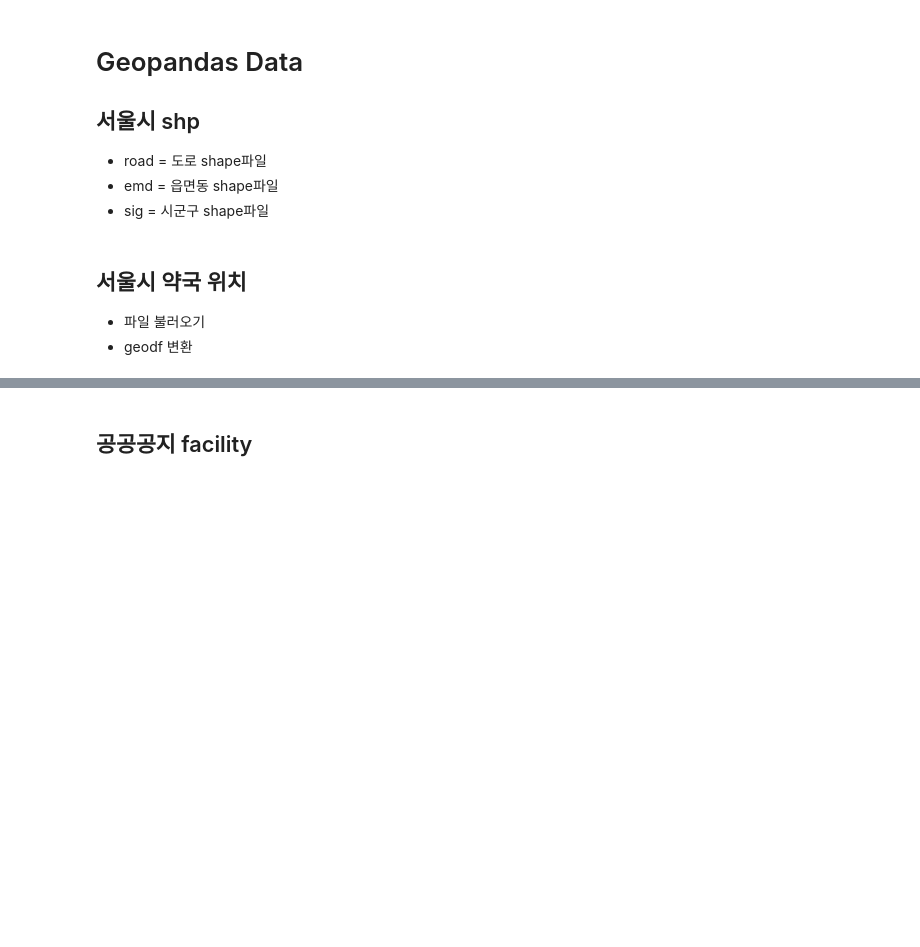
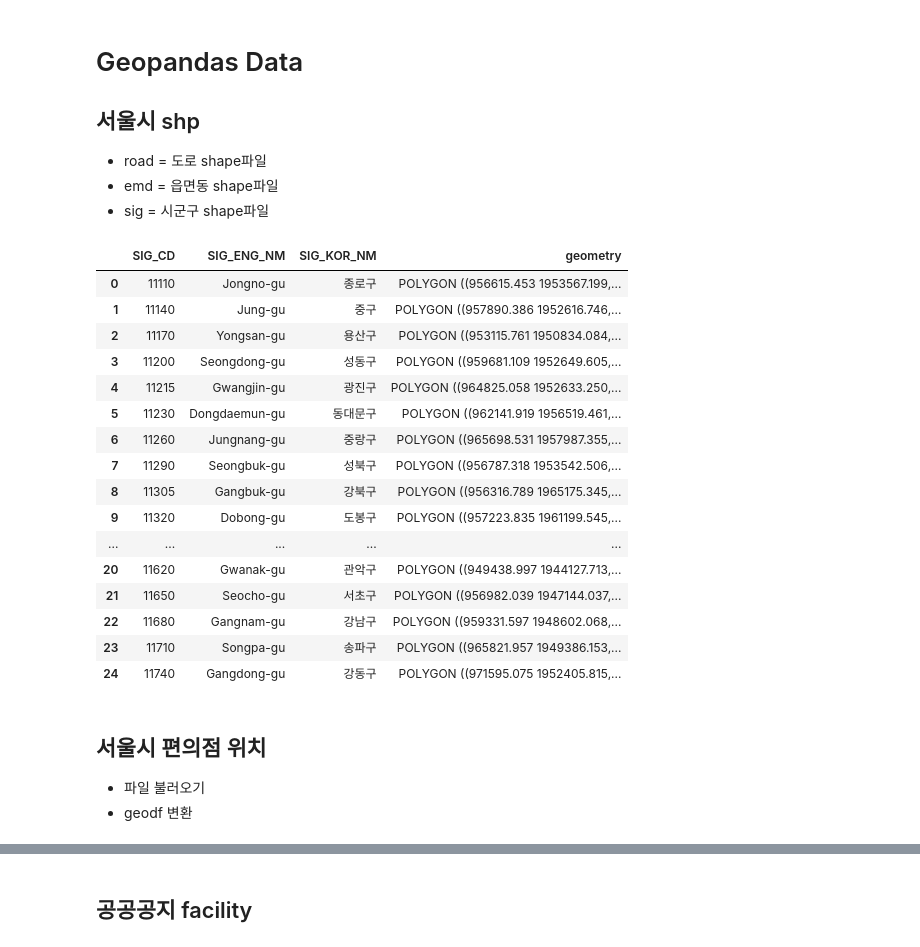
Before and after one commit to ChoiInYeol/KHUDA-Seoul-BigDataCampus, a Jupyter notebook: 3.Seoul_MCLP.ipynb, the cells around one changed output, grey strips where cells are left out. Cells and saved outputs as stored; diff of their text form; code cells hidden in the pictures; blank space fills up the shorter version.

```diff
--- a/3.Seoul_MCLP.ipynb
+++ b/3.Seoul_MCLP.ipynb
@@ -1321,8 +1321,28 @@ seoul_EMD = emd[emd['EMD_CD'].str.startswith('11')]
 seoul_sig = sig[sig['SIG_CD'].str.startswith('11')]
 seoul_EMD = seoul_EMD.to_crs({'init':'epsg:5179'})
 seoul_sig = seoul_sig.to_crs({'init':'epsg:5179'})
+# %%
+seoul_sig
+# %% [output]
+|  | SIG_CD | SIG_ENG_NM | SIG_KOR_NM | geometry |
+| 0 | 11110 | Jongno-gu | 종로구 | POLYGON ((956615.453 1953567.199,... |
+| 1 | 11140 | Jung-gu | 중구 | POLYGON ((957890.386 1952616.746,... |
+| 2 | 11170 | Yongsan-gu | 용산구 | POLYGON ((953115.761 1950834.084,... |
+| 3 | 11200 | Seongdong-gu | 성동구 | POLYGON ((959681.109 1952649.605,... |
+| 4 | 11215 | Gwangjin-gu | 광진구 | POLYGON ((964825.058 1952633.250,... |
+| 5 | 11230 | Dongdaemun-gu | 동대문구 | POLYGON ((962141.919 1956519.461,... |
+| 6 | 11260 | Jungnang-gu | 중랑구 | POLYGON ((965698.531 1957987.355,... |
+| 7 | 11290 | Seongbuk-gu | 성북구 | POLYGON ((956787.318 1953542.506,... |
+| 8 | 11305 | Gangbuk-gu | 강북구 | POLYGON ((956316.789 1965175.345,... |
+| 9 | 11320 | Dobong-gu | 도봉구 | POLYGON ((957223.835 1961199.545,... |
+| ... | ... | ... | ... | ... |
+| 20 | 11620 | Gwanak-gu | 관악구 | POLYGON ((949438.997 1944127.713,... |
+| 21 | 11650 | Seocho-gu | 서초구 | POLYGON ((956982.039 1947144.037,... |
+| 22 | 11680 | Gangnam-gu | 강남구 | POLYGON ((959331.597 1948602.068,... |
+| 23 | 11710 | Songpa-gu | 송파구 | POLYGON ((965821.957 1949386.153,... |
+| 24 | 11740 | Gangdong-gu | 강동구 | POLYGON ((971595.075 1952405.815,... |
 # %% [markdown]
-## 서울시 약국 위치
+## 서울시 편의점 위치
 - 파일 불러오기
 - geodf 변환
 # %%
```
Also changed, not shown: parts of 30 cells of this notebook.
